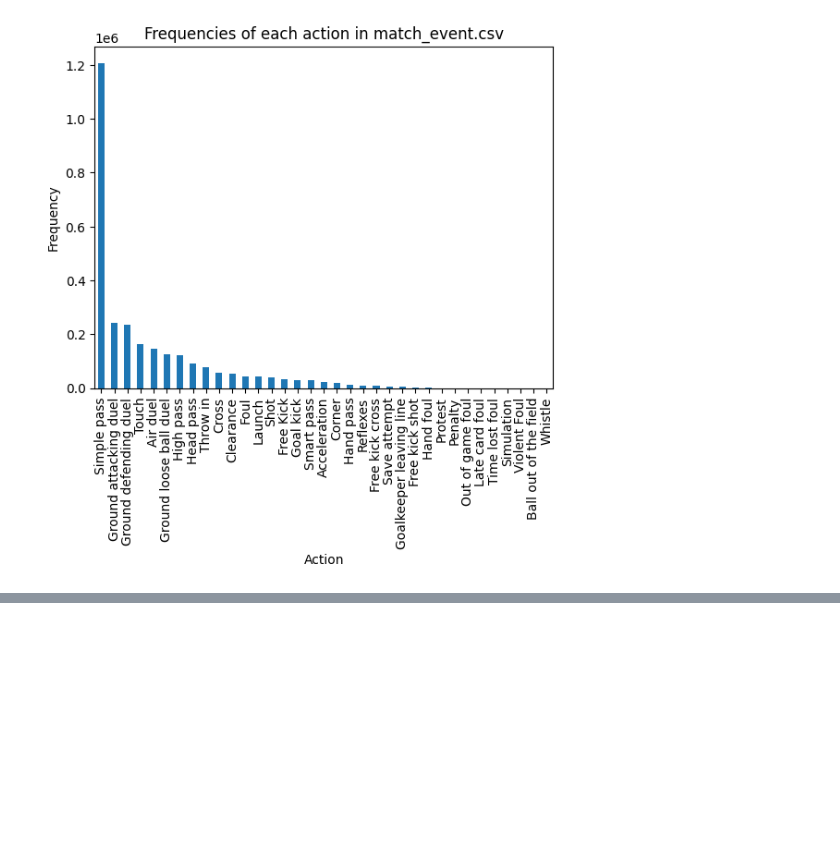
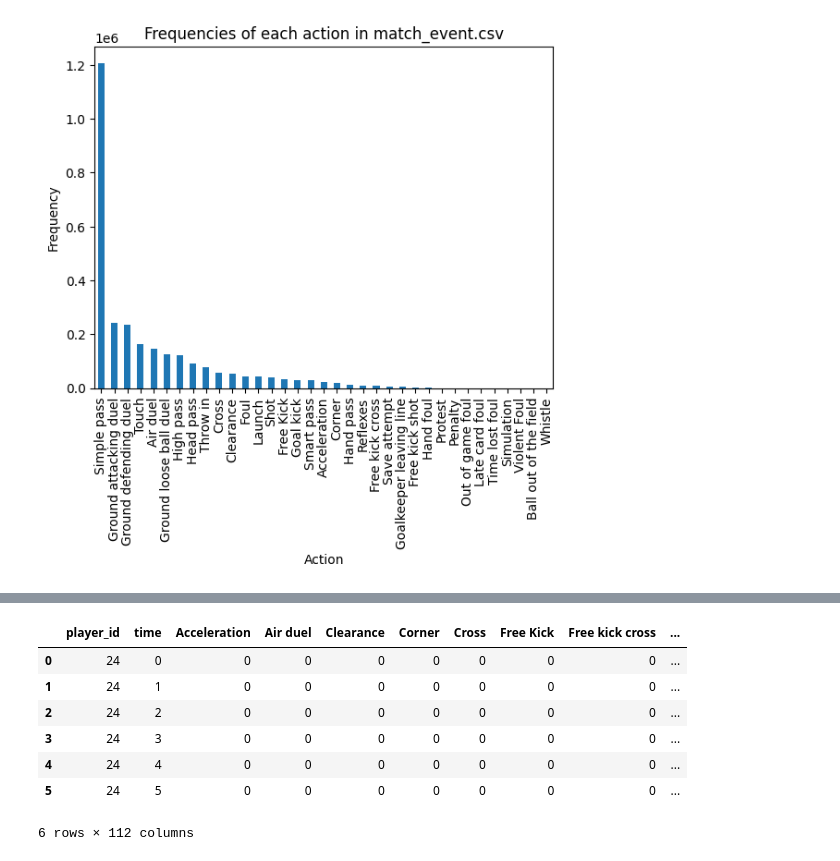
Before and after one commit to Eason-Jin/AI-in-Sports, a Jupyter notebook: Football/temp.ipynb, the cells around one changed output, grey strips where cells are left out. Cells and saved outputs as stored; diff of their text form; code cells hidden in the pictures; blank space fills up the shorter version.

```diff
--- a/Football/temp.ipynb
+++ b/Football/temp.ipynb
@@ -41,0 +79,14 @@ plt.show()
+# %%
+from common import *
+df = readMatchData("match_data_causal_2.csv", max_match_folder=1)
+df.sort_values(by=['player_id', 'time'], inplace=True)
+searchDF(df, [('player_id', 24), ('time', '>=0'),('time', '<6')])
+# %% [output]
+|  | player_id | time | Acceleration | Air duel | Clearance | Corner | Cross | Free Kick | Free kick cross | ... |
+| 0 | 24 | 0 | 0 | 0 | 0 | 0 | 0 | 0 | 0 | ... |
+| 1 | 24 | 1 | 0 | 0 | 0 | 0 | 0 | 0 | 0 | ... |
+| 2 | 24 | 2 | 0 | 0 | 0 | 0 | 0 | 0 | 0 | ... |
+| 3 | 24 | 3 | 0 | 0 | 0 | 0 | 0 | 0 | 0 | ... |
+| 4 | 24 | 4 | 0 | 0 | 0 | 0 | 0 | 0 | 0 | ... |
+| 5 | 24 | 5 | 0 | 0 | 0 | 0 | 0 | 0 | 0 | ... |
+6 rows × 112 columns
```
Also changed, not shown: parts of 3 cells of this notebook, 30 other files.
